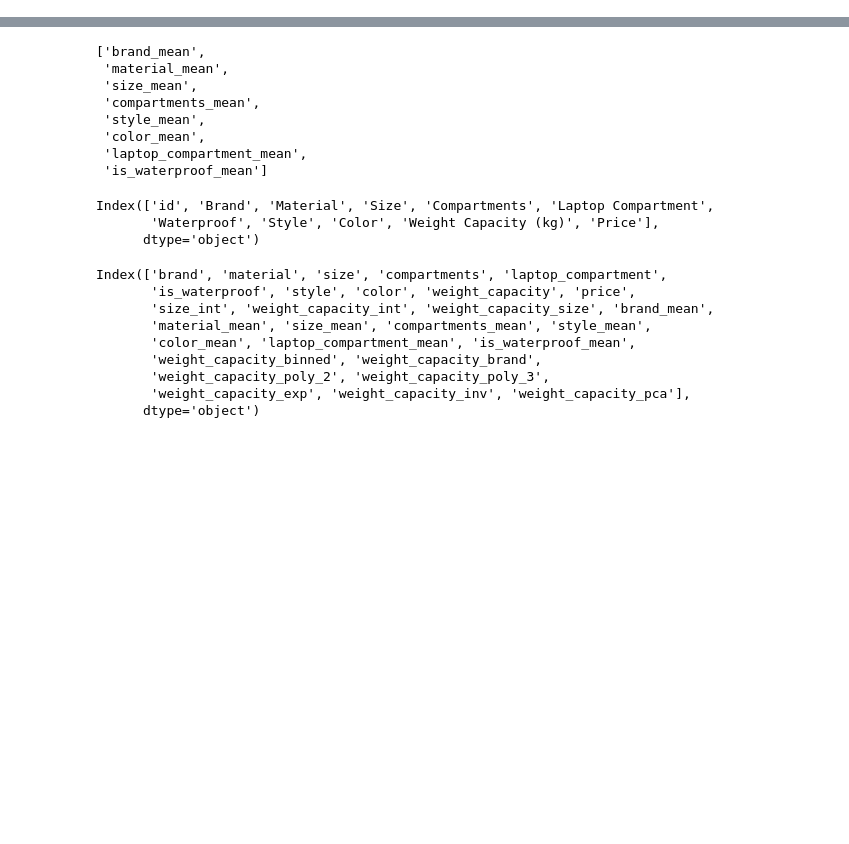
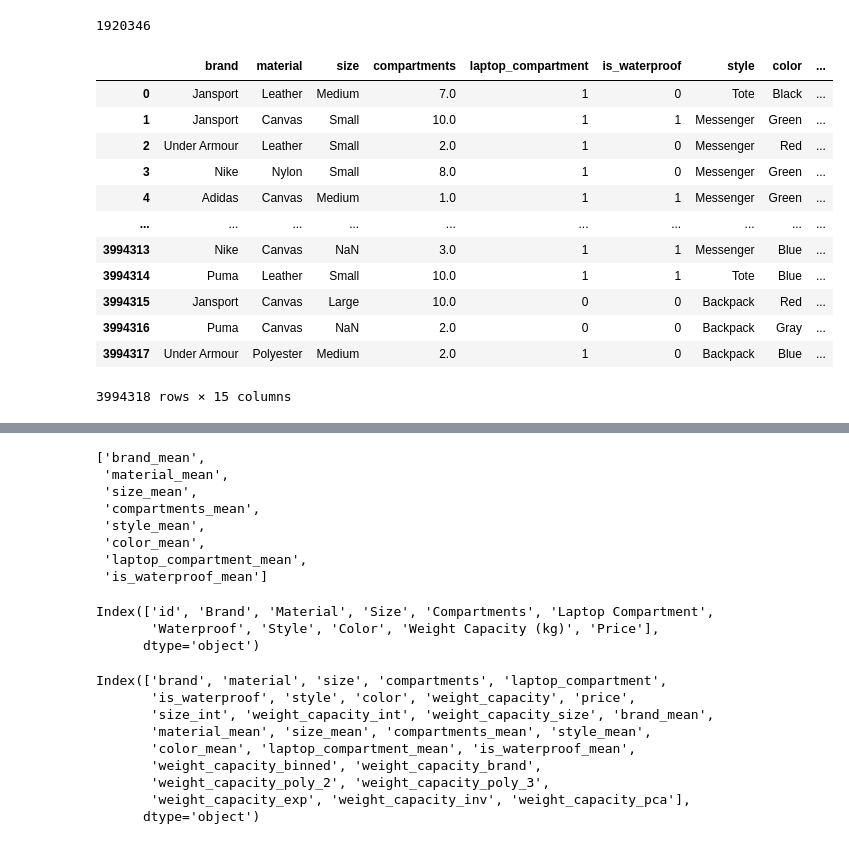
Before and after one commit to Jordanbarker/backpack-prediction-challenge, a Jupyter notebook: notebooks/feature_selection.ipynb, the cells around one changed output, grey strips where cells are left out. Cells and saved outputs as stored; diff of their text form; code cells hidden in the pictures; blank space fills up the shorter version.

```diff
--- a/notebooks/feature_selection.ipynb
+++ b/notebooks/feature_selection.ipynb
@@ -15,13 +15,13 @@ from sklearn.cluster import MiniBatchKMeans, AffinityPropagation
 from sklearn.mixture import GaussianMixture
 
 from sklearn.model_selection import KFold, cross_val_predict
-from sklearn.metrics import mean_squared_error, roc_auc_score
-from sklearn.ensemble import RandomForestRegressor, RandomForestClassifier
+from sklearn.metrics import mean_squared_error
 from sklearn.compose import ColumnTransformer
-from sklearn.preprocessing import OneHotEncoder
+from sklearn.preprocessing import (
+    OneHotEncoder, OrdinalEncoder, FunctionTransformer, KBinsDiscretizer, TargetEncoder
+)
 from sklearn.pipeline import Pipeline
 from sklearn.impute import SimpleImputer
-from sklearn.preprocessing import OrdinalEncoder, FunctionTransformer
 import lightgbm as lgb
 
 import warnings
@@ -37,9 +37,8 @@ for dirname, _, filenames in os.walk('/kaggle/input'):
 
 test_df = pd.read_csv(r'..//data//test.csv')
 train_df = pd.read_csv(r'..//data//train.csv')
-# train_extra_df = pd.read_csv(r'..//data//training_extra.csv')
-# train_df = pd.concat([train_df, train_extra_df], ignore_index=True)
-
+train_extra_df = pd.read_csv(r'..//data//training_extra.csv')
+train_df = pd.concat([train_df, train_extra_df], ignore_index=True)
 
 target = 'price'
 
@@ -94,0 +96,4 @@ test_df = prepare_data(test_df, is_train=False)
+# %%
+len(train_df['weight_capacity'].unique())
+# %% [output]
+1920346
@@ -94,0 +125,22 @@ test_df = prepare_data(test_df, is_train=False)
+# %%
+df = train_df.copy()
+bins_discretizer = KBinsDiscretizer(n_bins=5, encode='ordinal', strategy='quantile')
+df['binned_weight_capacity'] = bins_discretizer.fit_transform(df[['weight_capacity']])
+
+target_encoder = TargetEncoder()
+df['encoded_weight_capacity'] = target_encoder.fit_transform(df[['binned_weight_capacity']], df[target])
+df
+# %% [output]
+|  | brand | material | size | compartments | laptop_compartment | is_waterproof | style | color | ... |
+| 0 | Jansport | Leather | Medium | 7.0 | 1 | 0 | Tote | Black | ... |
+| 1 | Jansport | Canvas | Small | 10.0 | 1 | 1 | Messenger | Green | ... |
+| 2 | Under Armour | Leather | Small | 2.0 | 1 | 0 | Messenger | Red | ... |
+| 3 | Nike | Nylon | Small | 8.0 | 1 | 0 | Messenger | Green | ... |
+| 4 | Adidas | Canvas | Medium | 1.0 | 1 | 1 | Messenger | Green | ... |
+| ... | ... | ... | ... | ... | ... | ... | ... | ... | ... |
+| 3994313 | Nike | Canvas | NaN | 3.0 | 1 | 1 | Messenger | Blue | ... |
+| 3994314 | Puma | Leather | Small | 10.0 | 1 | 1 | Tote | Blue | ... |
+| 3994315 | Jansport | Canvas | Large | 10.0 | 0 | 0 | Backpack | Red | ... |
+| 3994316 | Puma | Canvas | NaN | 2.0 | 0 | 0 | Backpack | Gray | ... |
+| 3994317 | Under Armour | Polyester | Medium | 2.0 | 1 | 0 | Backpack | Blue | ... |
+3994318 rows × 15 columns
```
Also changed, not shown: parts of 32 cells of this notebook.
